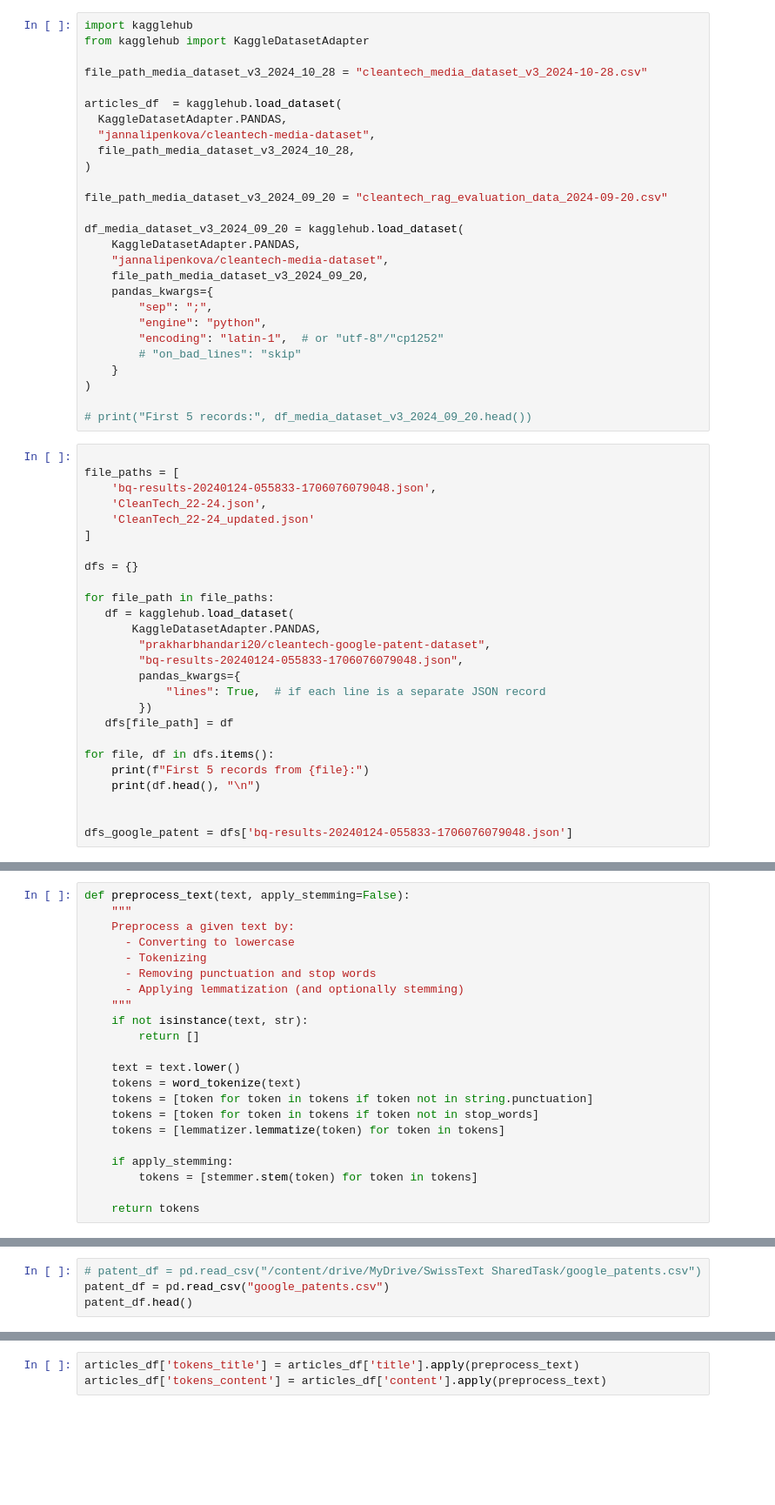
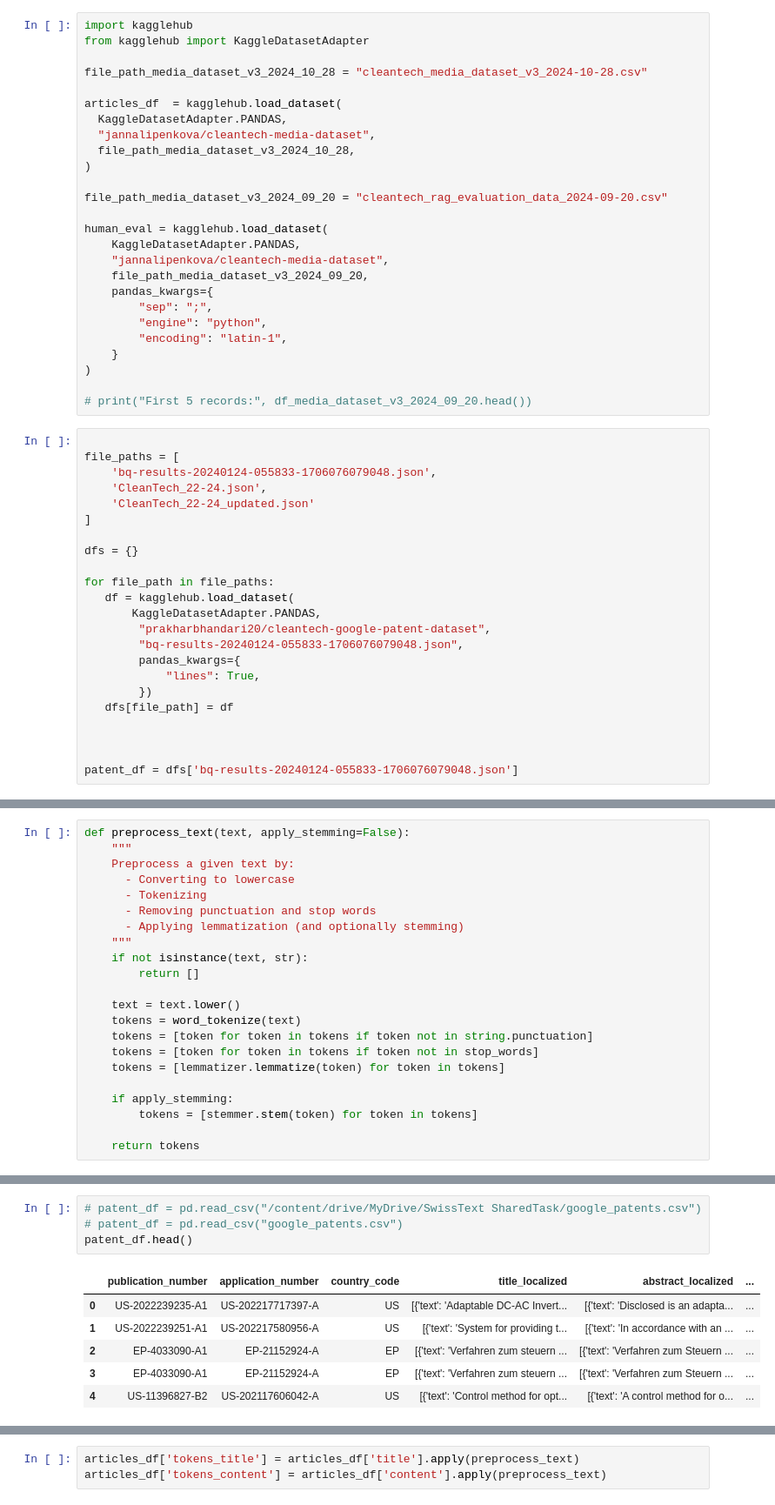
Before and after one commit to tamannaKumavat/SwissText_Shared_Task_2025, a Jupyter notebook: QA_Pairs.ipynb, the cells around one changed output, grey strips where cells are left out. Shown at 87% size. Saved outputs shown, nothing was run; the diff lists cells and outputs as text; blank space fills up the shorter version.

```diff
--- a/QA_Pairs.ipynb
+++ b/QA_Pairs.ipynb
@@ -125,15 +128,14 @@ articles_df  = kagglehub.load_dataset(
 
 file_path_media_dataset_v3_2024_09_20 = "cleantech_rag_evaluation_data_2024-09-20.csv"
 
-df_media_dataset_v3_2024_09_20 = kagglehub.load_dataset(
+human_eval = kagglehub.load_dataset(
     KaggleDatasetAdapter.PANDAS,
     "jannalipenkova/cleantech-media-dataset",
     file_path_media_dataset_v3_2024_09_20,
     pandas_kwargs={
         "sep": ";",
         "engine": "python",
-        "encoding": "latin-1",  # or "utf-8"/"cp1252"
-        # "on_bad_lines": "skip"
+        "encoding": "latin-1",
     }
 )
 
@@ -154,14 +156,11 @@ for file_path in file_paths:
         "prakharbhandari20/cleantech-google-patent-dataset",
         "bq-results-20240124-055833-1706076079048.json",
         pandas_kwargs={
-            "lines": True,  # if each line is a separate JSON record
+            "lines": True,
         })
    dfs[file_path] = df
 
-for file, df in dfs.items():
-    print(f"First 5 records from {file}:")
-    print(df.head(), "\n")
 
 
-dfs_google_patent = dfs['bq-results-20240124-055833-1706076079048.json']
+patent_df = dfs['bq-results-20240124-055833-1706076079048.json']
 # %%
@@ -199,5 +202,12 @@ articles_df.head()
 # %%
 # patent_df = pd.read_csv("/content/drive/MyDrive/SwissText SharedTask/google_patents.csv")
-patent_df = pd.read_csv("google_patents.csv")
+# patent_df = pd.read_csv("google_patents.csv")
 patent_df.head()
+# %% [output]
+|  | publication_number | application_number | country_code | title_localized | abstract_localized | ... |
+| 0 | US-2022239235-A1 | US-202217717397-A | US | [{'text': 'Adaptable DC-AC Invert... | [{'text': 'Disclosed is an adapta... | ... |
+| 1 | US-2022239251-A1 | US-202217580956-A | US | [{'text': 'System for providing t... | [{'text': 'In accordance with an ... | ... |
+| 2 | EP-4033090-A1 | EP-21152924-A | EP | [{'text': 'Verfahren zum steuern ... | [{'text': 'Verfahren zum Steuern ... | ... |
+| 3 | EP-4033090-A1 | EP-21152924-A | EP | [{'text': 'Verfahren zum steuern ... | [{'text': 'Verfahren zum Steuern ... | ... |
+| 4 | US-11396827-B2 | US-202117606042-A | US | [{'text': 'Control method for opt... | [{'text': 'A control method for o... | ... |
 # %%
```
Also changed, not shown: parts of 40 cells of this notebook.
